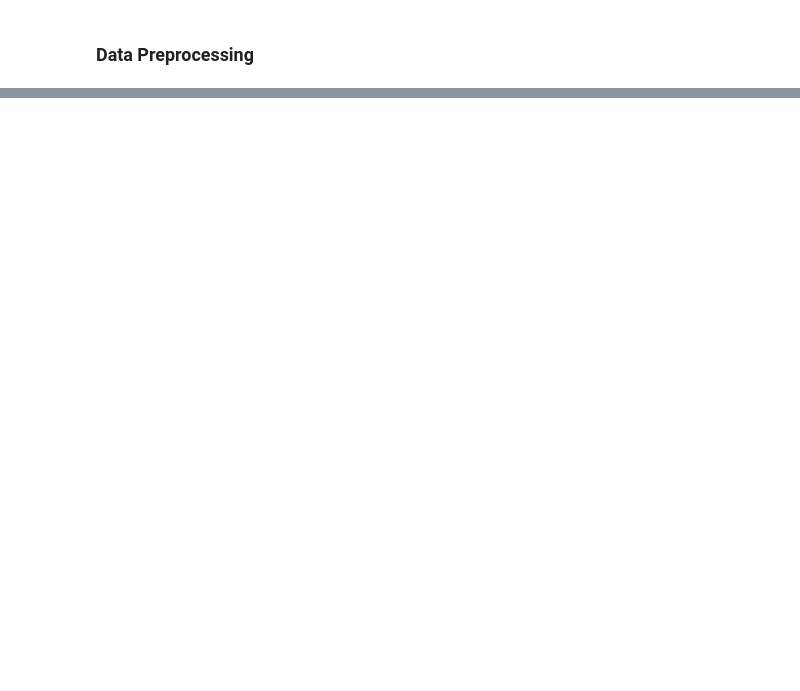
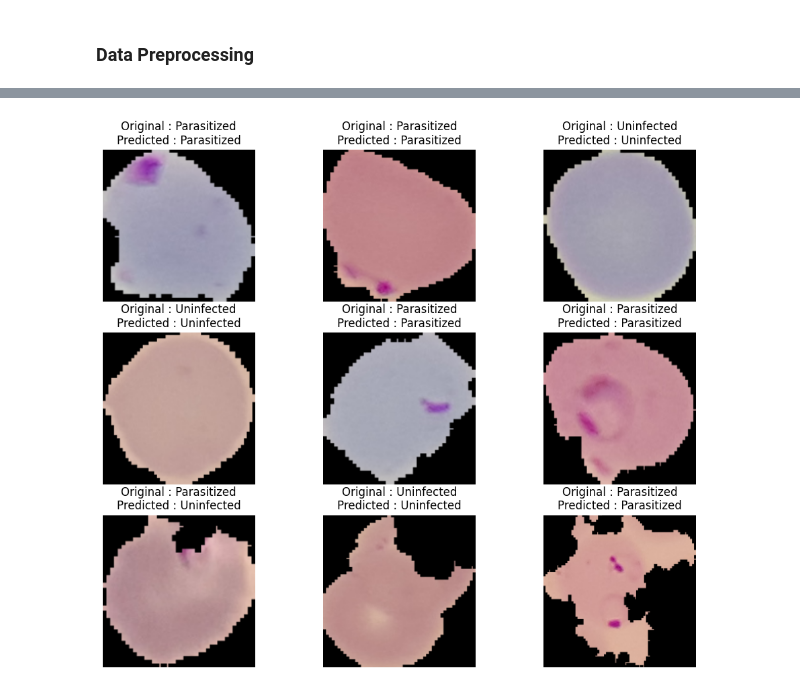
Before and after one commit to chinmay250/Malaria-Detection, a Jupyter notebook: malaria_detection.ipynb, the cells around one changed output, grey strips where cells are left out. Saved outputs shown, nothing was run; the diff lists cells and outputs as text; code cells hidden in the pictures; blank space fills up the shorter version.

```diff
--- a/malaria_detection.ipynb
+++ b/malaria_detection.ipynb
@@ -149,0 +228,4 @@ BATCH_SIZE
+# %%
+## Batching to make correct shape
+test = test.batch(1)
+test
@@ -149,0 +240,10 @@ BATCH_SIZE
+# %%
+## predicting
+
+def parasite_or_not(x):
+    if x<0.5:
+        return str("Parasitized")
+    else:
+        return str("Uninfected")
+
+parasite_or_not(lenet_model.predict(test.take(1))[0][0])
@@ -149,0 +253,9 @@ BATCH_SIZE
+# %%
+## Predicting and Plotting 9 test Images
+plt.figure(figsize=[12,10])
+for i,(image,label) in enumerate(test.take(9)):
+    ax = plt.subplot(3,3,i+1)
+    plt.imshow(image[0])
+    plt.title(str("Original : "+parasite_or_not(label.numpy()[0]))+"\nPredicted : "+ str(parasite_or_not(lenet_model.predict(image)[0][0])))
+    plt.axis("off")
+# %% [output]
@@ -149,0 +271 @@ BATCH_SIZE
+[figure, added]
```
Also changed, not shown: parts of 22 cells of this notebook.
